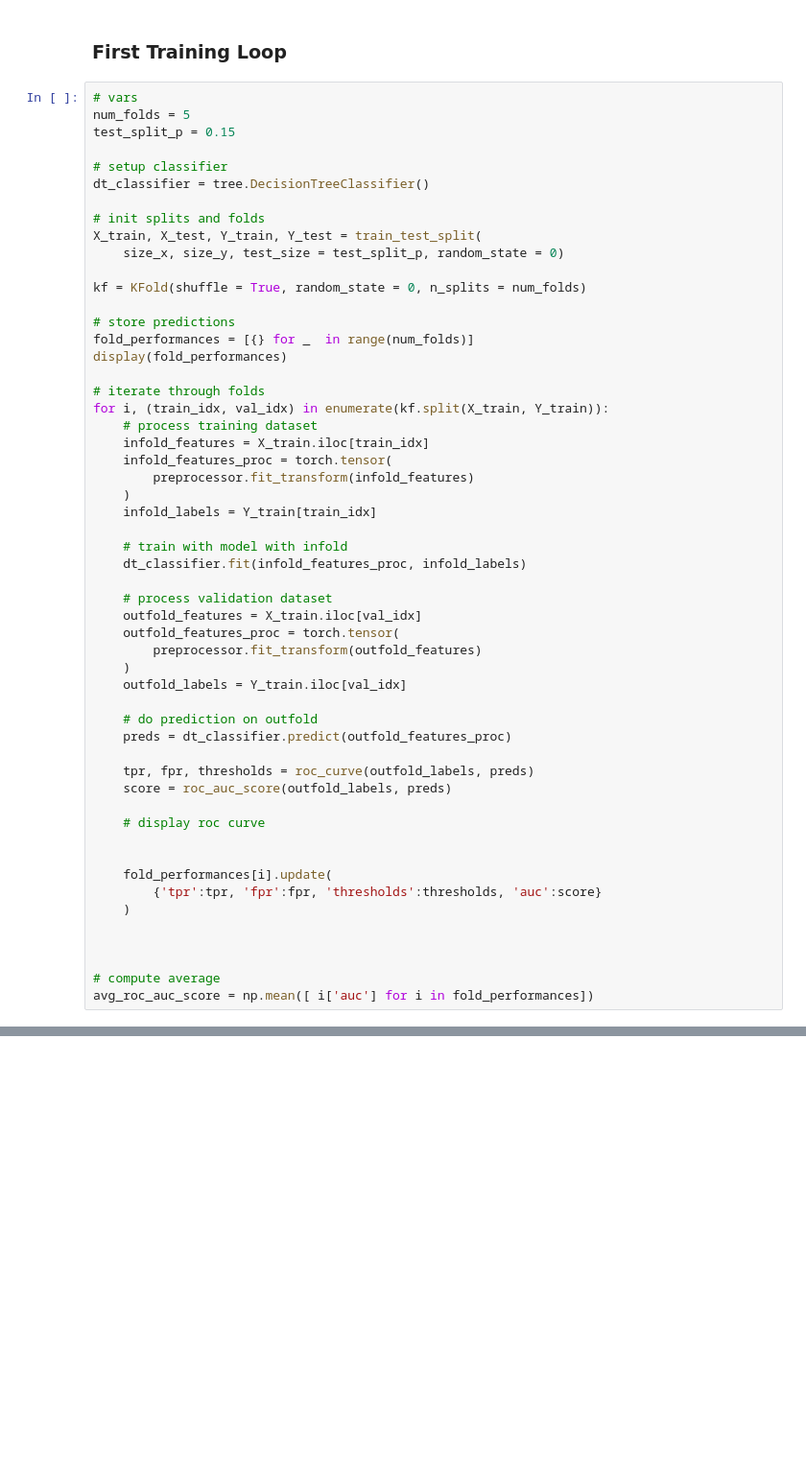
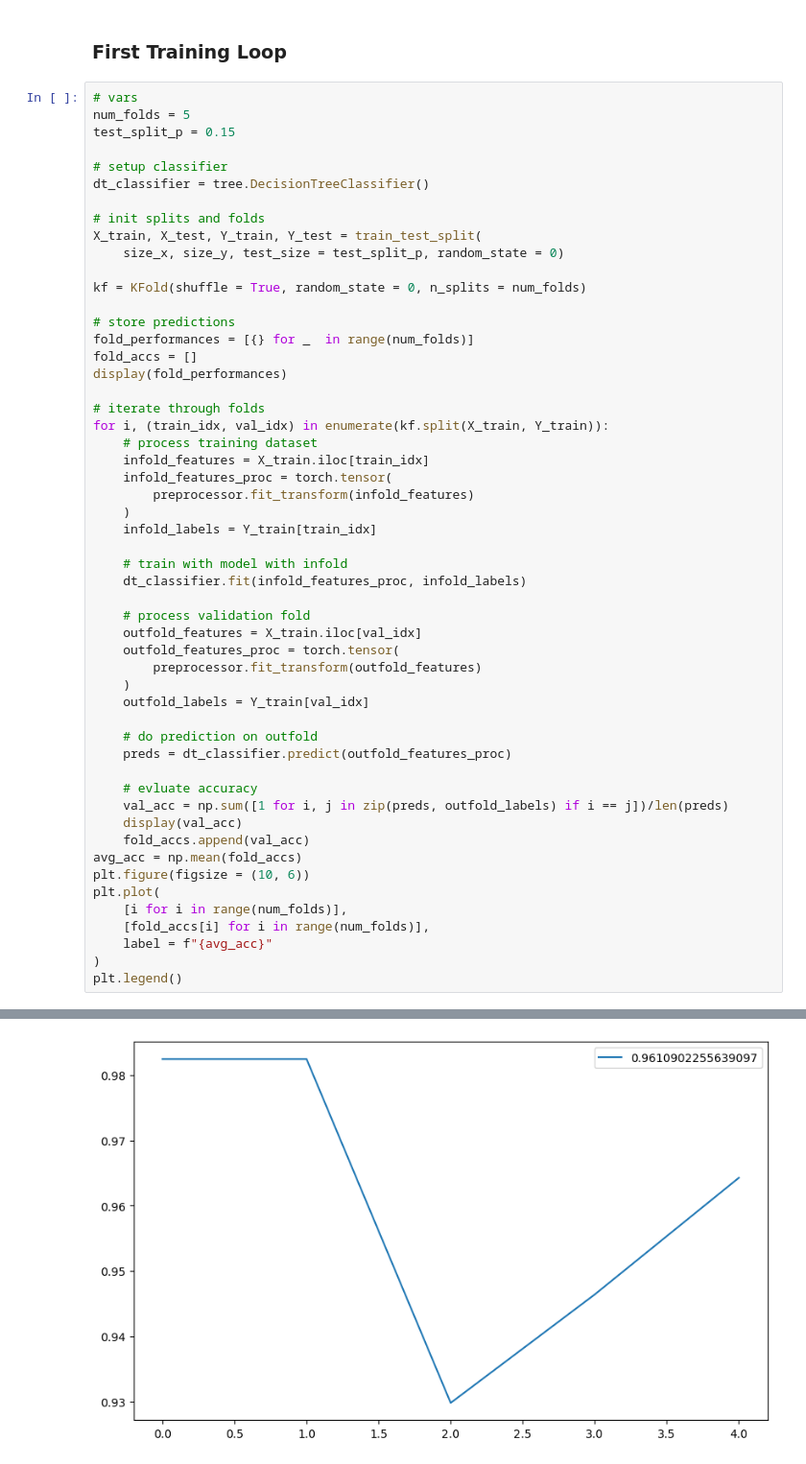
Before and after one commit to rzhen3/ML4FUN, a Jupyter notebook: palmer_archipelago/palmer_archipelago.ipynb, the cells around one changed output, grey strips where cells are left out. Shown at 96% size. Drawn from its saved outputs; the diff is of its cells as text; blank space fills up the shorter version.

```diff
--- a/palmer_archipelago/palmer_archipelago.ipynb
+++ b/palmer_archipelago/palmer_archipelago.ipynb
@@ -152,6 +175,7 @@ kf = KFold(shuffle = True, random_state = 0, n_splits = num_folds)
 
 # store predictions
 fold_performances = [{} for _  in range(num_folds)]
+fold_accs = []
 display(fold_performances)
 
 # iterate through folds
@@ -166,28 +190,26 @@ for i, (train_idx, val_idx) in enumerate(kf.split(X_train, Y_train)):
     # train with model with infold
     dt_classifier.fit(infold_features_proc, infold_labels)
 
-    # process validation dataset
+    # process validation fold
     outfold_features = X_train.iloc[val_idx]
     outfold_features_proc = torch.tensor(
         preprocessor.fit_transform(outfold_features)
     )
-    outfold_labels = Y_train.iloc[val_idx]
+    outfold_labels = Y_train[val_idx]
 
     # do prediction on outfold
     preds = dt_classifier.predict(outfold_features_proc)
 
-    tpr, fpr, thresholds = roc_curve(outfold_labels, preds)
-    score = roc_auc_score(outfold_labels, preds)
-
-    # display roc curve
-
-
-    fold_performances[i].update(
-        {'tpr':tpr, 'fpr':fpr, 'thresholds':thresholds, 'auc':score}
-    )
-
-
-
-# compute average
-avg_roc_auc_score = np.mean([ i['auc'] for i in fold_performances])
+    # evluate accuracy
+    val_acc = np.sum([1 for i, j in zip(preds, outfold_labels) if i == j])/len(preds)
+    display(val_acc)
+    fold_accs.append(val_acc)
+avg_acc = np.mean(fold_accs)
+plt.figure(figsize = (10, 6))
+plt.plot(
+    [i for i in range(num_folds)],
+    [fold_accs[i] for i in range(num_folds)],
+    label = f"{avg_acc}"
+)
+plt.legend()
 # %% [output]
@@ -207,0 +223 @@ avg_roc_auc_score = np.mean([ i['auc'] for i in fold_performances])
+[figure, added]
```
Also changed, not shown: parts of 5 cells of this notebook.
